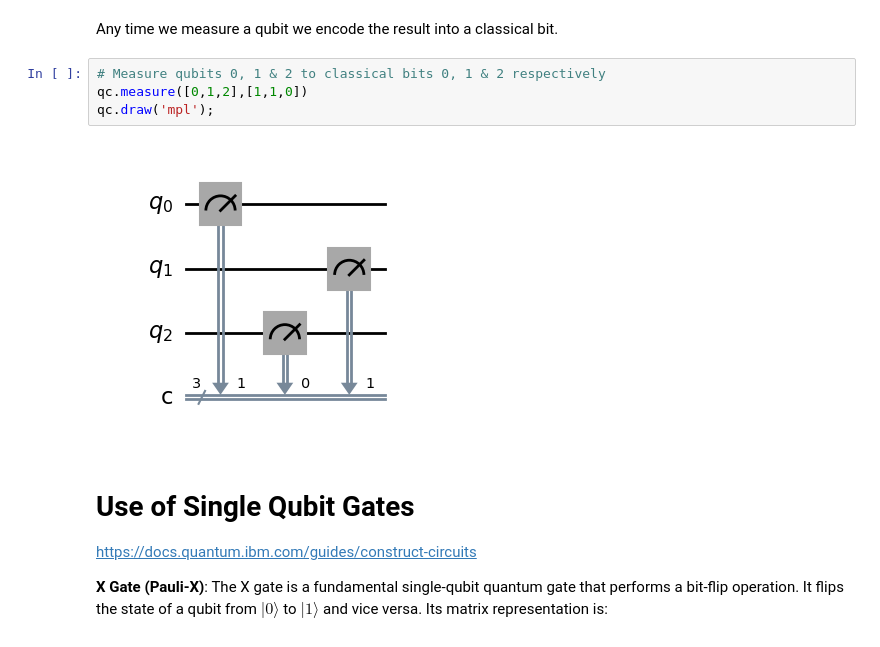
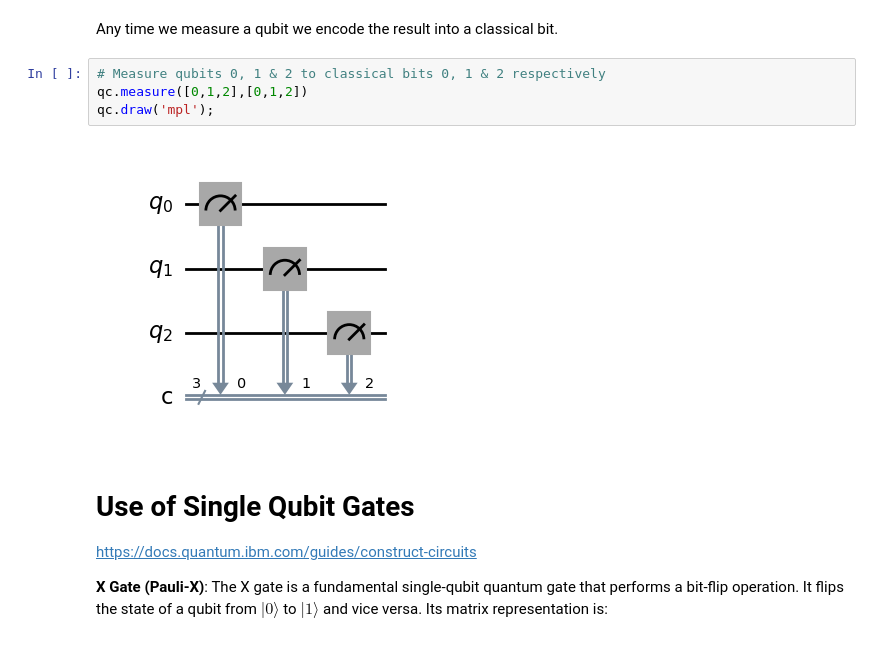
Before and after one commit to mwauters92/TIQIT_tutorial, a Jupyter notebook: Hands_on_01.ipynb, the cells around one changed output. Drawn from its saved outputs; the diff is of its cells as text.

```diff
--- a/Hands_on_01.ipynb
+++ b/Hands_on_01.ipynb
@@ -52,10 +52,10 @@ qc.draw('mpl');  # Returns a drawing of the circuit
 Any time we measure a qubit we encode the result into a classical bit.
 # %%
 # Measure qubits 0, 1 & 2 to classical bits 0, 1 & 2 respectively
-qc.measure([0,1,2],[1,1,0])
+qc.measure([0,1,2],[0,1,2])
 qc.draw('mpl');
 # %% [output]
-[figure, old version]
+[figure, new version]
 # %% [markdown]
 # Use of Single Qubit Gates
 https://docs.quantum.ibm.com/guides/construct-circuits
```
Also changed, not shown: parts of 21 cells of this notebook.
